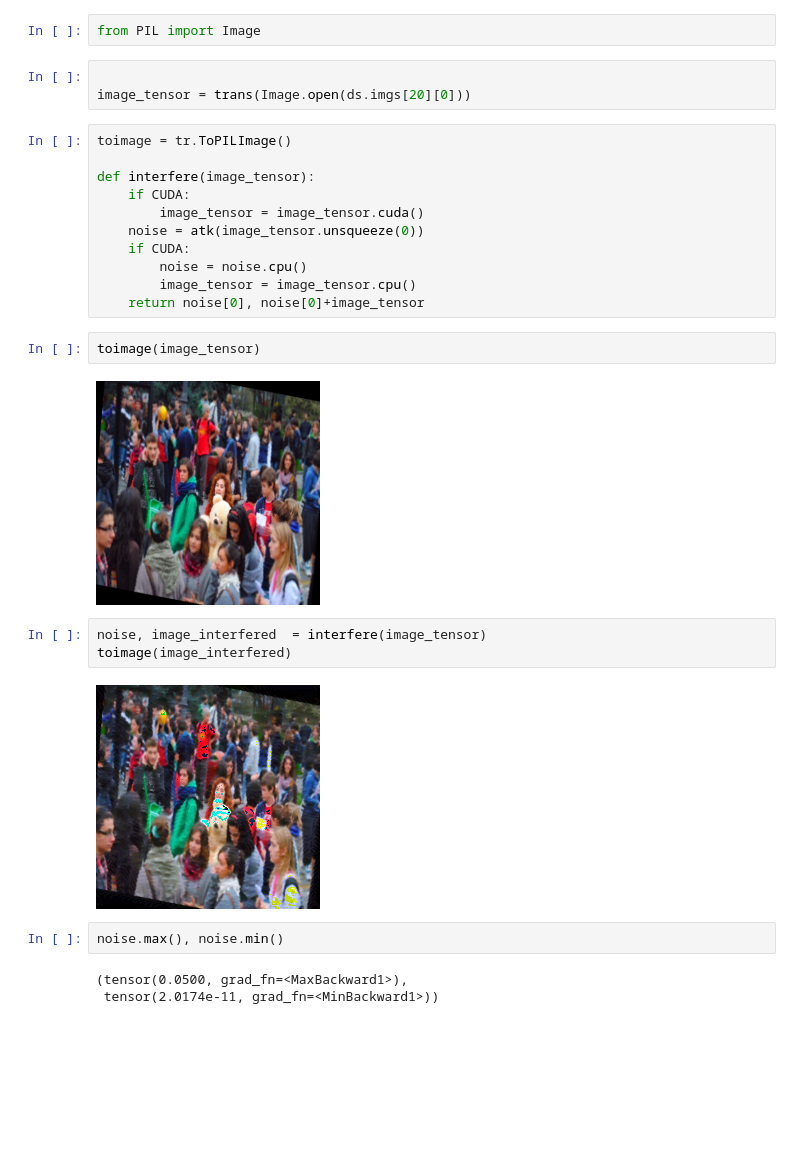
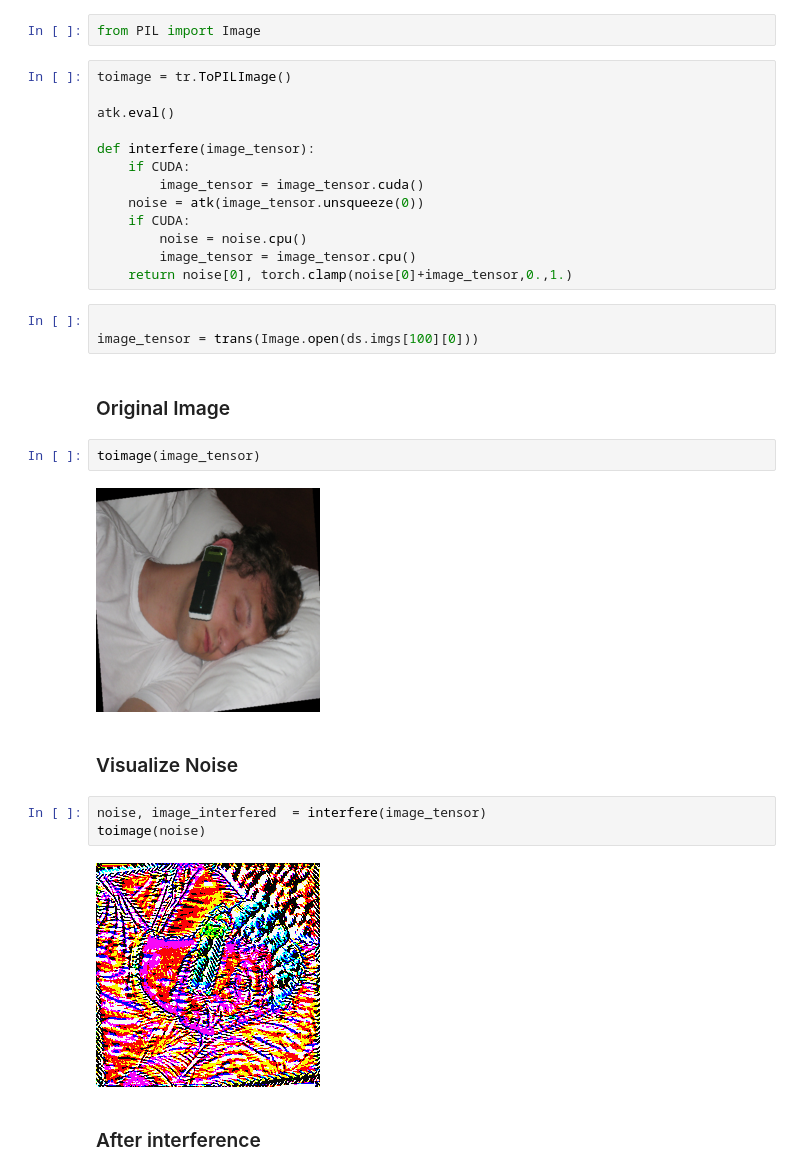
Before and after one commit to raynardj/python4ml, a Jupyter notebook: experiments/Adversarial_Attack.ipynb, the cells around one changed output. Saved outputs shown, nothing was run; the diff lists cells and outputs as text; blank space fills up the shorter version.

```diff
--- a/experiments/Adversarial_Attack.ipynb
+++ b/experiments/Adversarial_Attack.ipynb
@@ -207,31 +209,34 @@ torch.cuda.empty_cache()
 ### Testing the effect visually
 # %%
 from PIL import Image
+# %%
+toimage = tr.ToPILImage()
+
+atk.eval()
+
+def interfere(image_tensor):
+    if CUDA:
+        image_tensor = image_tensor.cuda()
+    noise = atk(image_tensor.unsqueeze(0))
+    if CUDA:
+        noise = noise.cpu()
+        image_tensor = image_tensor.cpu()
+    return noise[0], torch.clamp(noise[0]+image_tensor,0.,1.)
 # %%
 
-image_tensor = trans(Image.open(ds.imgs[20][0]))
+image_tensor = trans(Image.open(ds.imgs[100][0]))
-# %%
-toimage = tr.ToPILImage()
-
-def interfere(image_tensor):
-    if CUDA:
-        image_tensor = image_tensor.cuda()
-    noise = atk(image_tensor.unsqueeze(0))
-    if CUDA:
-        noise = noise.cpu()
-        image_tensor = image_tensor.cpu()
-    return noise[0], noise[0]+image_tensor
+# %% [markdown]
+### Original Image
 # %%
 toimage(image_tensor)
 # %% [output]
-[figure, old version]
+[figure, new version]
+# %% [markdown]
+### Visualize Noise
 # %%
 noise, image_interfered  = interfere(image_tensor)
-toimage(image_interfered)
+toimage(noise)
 # %% [output]
-[figure, old version]
+[figure, new version]
-# %%
-noise.max(), noise.min()
-# %% [output]
-(tensor(0.0500, grad_fn=<MaxBackward1>),
- tensor(2.0174e-11, grad_fn=<MinBackward1>))
+# %% [markdown]
+### After interference
```
Also changed, not shown: parts of 13 cells of this notebook.
